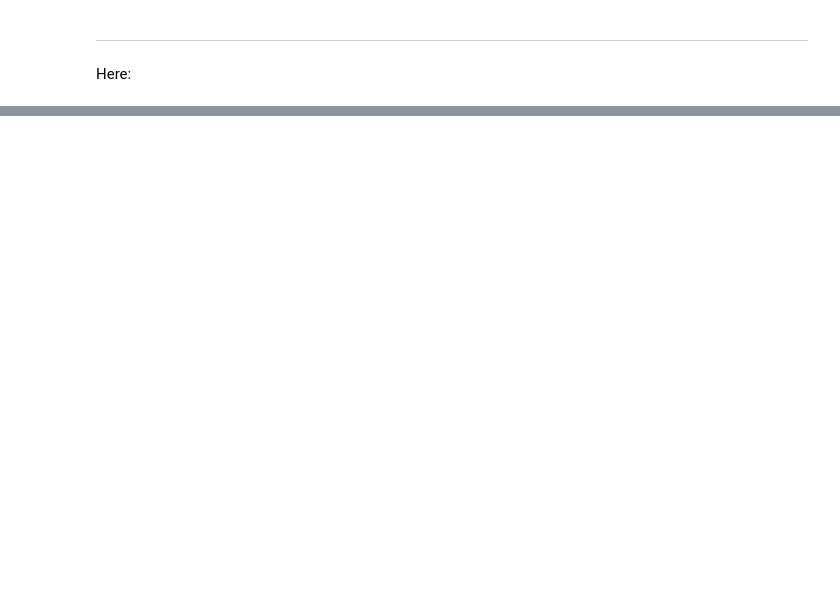
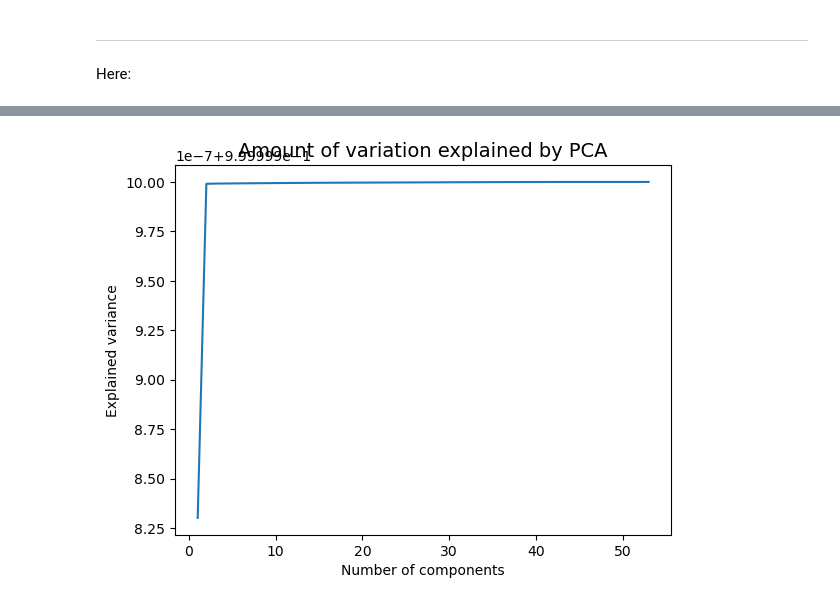
Before and after one commit to JulietteDegoul/FinalProject, a Jupyter notebook: IndiePyGo_Modelling_Streamlined.ipynb, the cells around one changed output, grey strips where cells are left out. Cells and saved outputs as stored; diff of their text form; code cells hidden in the pictures; blank space fills up the shorter version.

```diff
--- a/IndiePyGo_Modelling_Streamlined.ipynb
+++ b/IndiePyGo_Modelling_Streamlined.ipynb
@@ -99,7 +145,7 @@ def run_model(X_train, y_train, X_test, y_test, transformer=None, model=None, pa
 ## Start here
 # %%
 #Import the CSV
-df = pd.read_csv('Data/Indypygo_model.csv')
+df = pd.read_csv('Data/indiepygo_final.csv')
 # %% [markdown]
 ___________
 If we want to remove some features. If not, please skip
@@ -127,0 +213,10 @@ X_train, X_test, y_train, y_test = split(X,y)
+# %%
+#create the PCA object
+pca = PCA()
+
+#fit PCA on X
+pca.fit_transform(X)
+
+#calculate cumul variance
+cumulative_variance_ratio = np.cumsum(pca.explained_variance_ratio_)
+cumulative_variance_ratio
@@ -127,0 +235,8 @@ X_train, X_test, y_train, y_test = split(X,y)
+# %%
+# Plotting the amount of variation explained by PCA with different numbers of components
+plt.plot(list(range(1, len(cumulative_variance_ratio)+1)), cumulative_variance_ratio)
+plt.title('Amount of variation explained by PCA', fontsize=14)
+plt.xlabel('Number of components')
+plt.ylabel('Explained variance');
+# %% [output]
+[figure, added]
```
Also changed, not shown: parts of 30 cells of this notebook, 5 other files.
